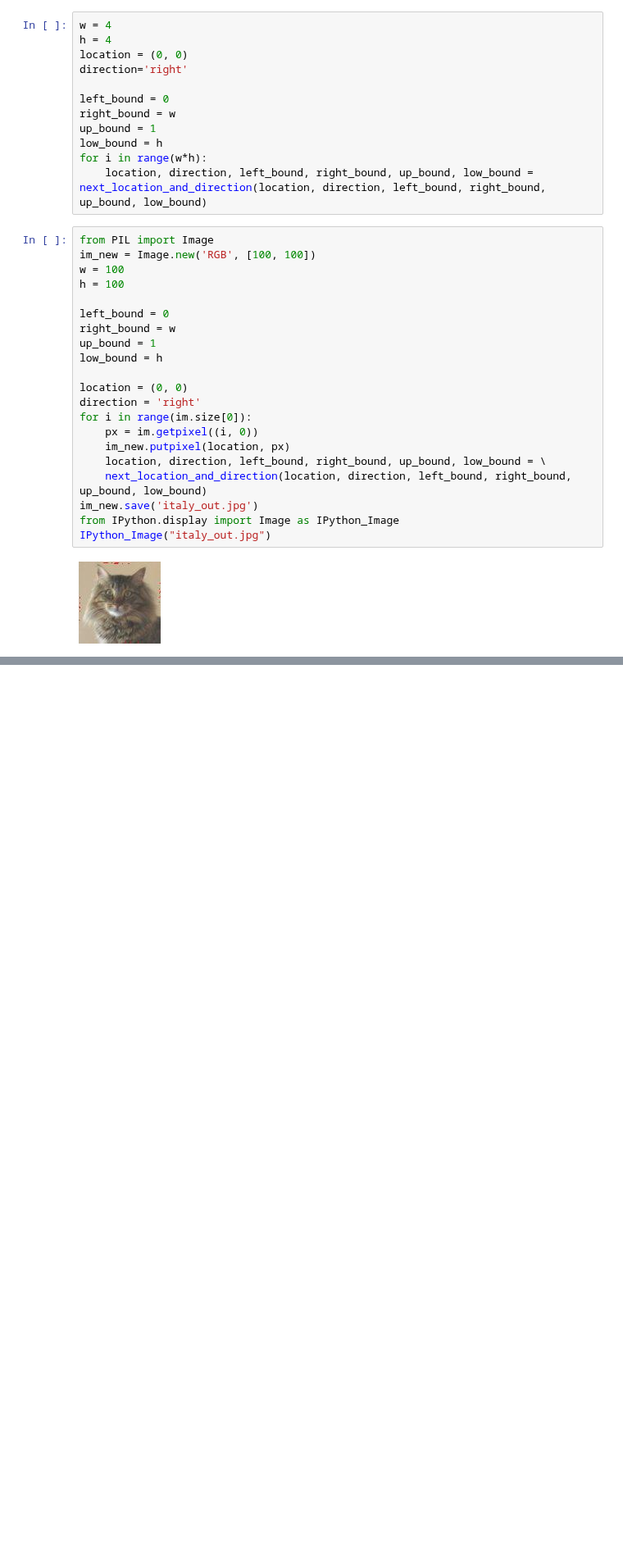
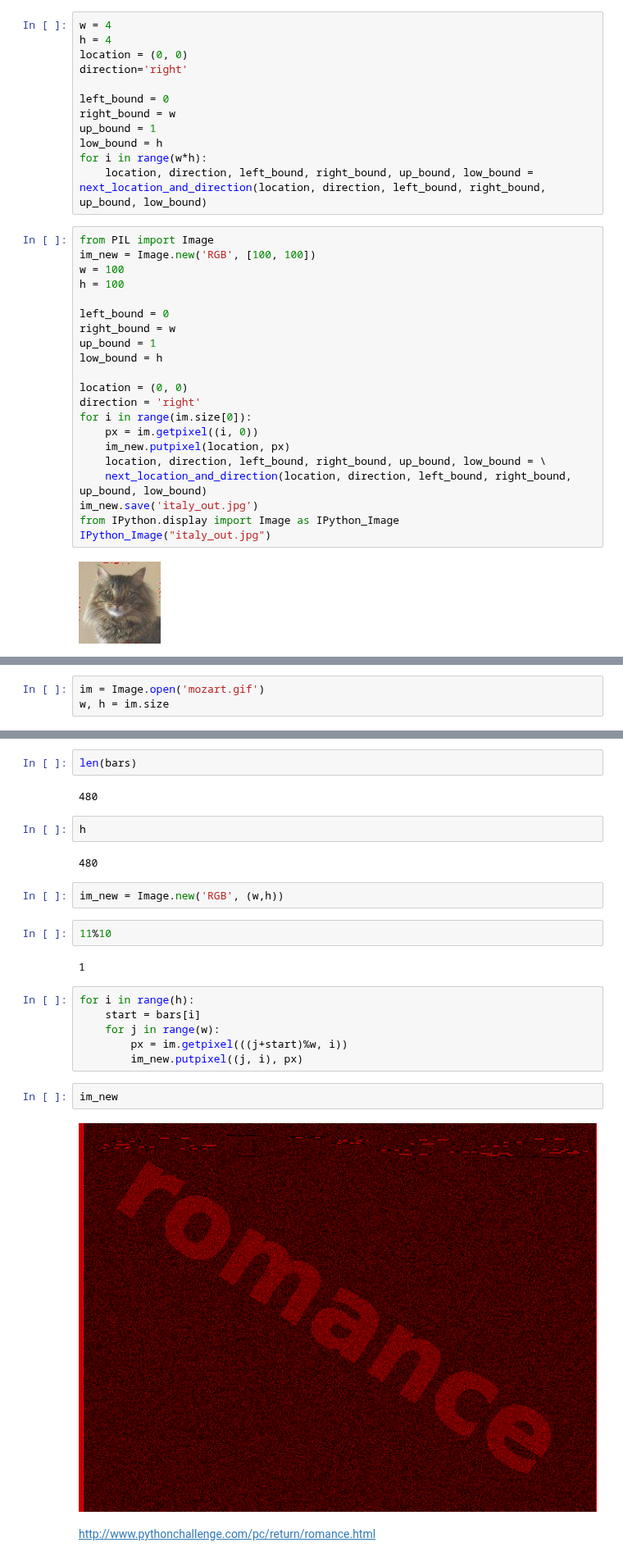
Before and after one commit to yang-zhang/yang-zhang.github.io, a Jupyter notebook: coding/the_python_challenge/the_python_challenge.ipynb, the cells around one changed output, grey strips where cells are left out. Shown at 82% size. Drawn from its saved outputs; the diff is of its cells as text; blank space fills up the shorter version.

```diff
--- a/coding/the_python_challenge/the_python_challenge.ipynb
+++ b/coding/the_python_challenge/the_python_challenge.ipynb
@@ -386,0 +438,3 @@ http://www.pythonchallenge.com/pc/return/cat.html
+# %%
+im = Image.open('mozart.gif')
+w, h = im.size
@@ -386,0 +452,26 @@ http://www.pythonchallenge.com/pc/return/cat.html
+# %%
+len(bars)
+# %% [output]
+480
+# %%
+h
+# %% [output]
+480
+# %%
+im_new = Image.new('RGB', (w,h))
+# %%
+11%10
+# %% [output]
+1
+# %%
+for i in range(h):
+    start = bars[i]
+    for j in range(w):
+        px = im.getpixel(((j+start)%w, i))
+        im_new.putpixel((j, i), px)
+# %%
+im_new
+# %% [output]
+[figure, added]
+# %% [markdown]
+http://www.pythonchallenge.com/pc/return/romance.html
```
Also changed, not shown: parts of 9 cells of this notebook, 1 other file.
